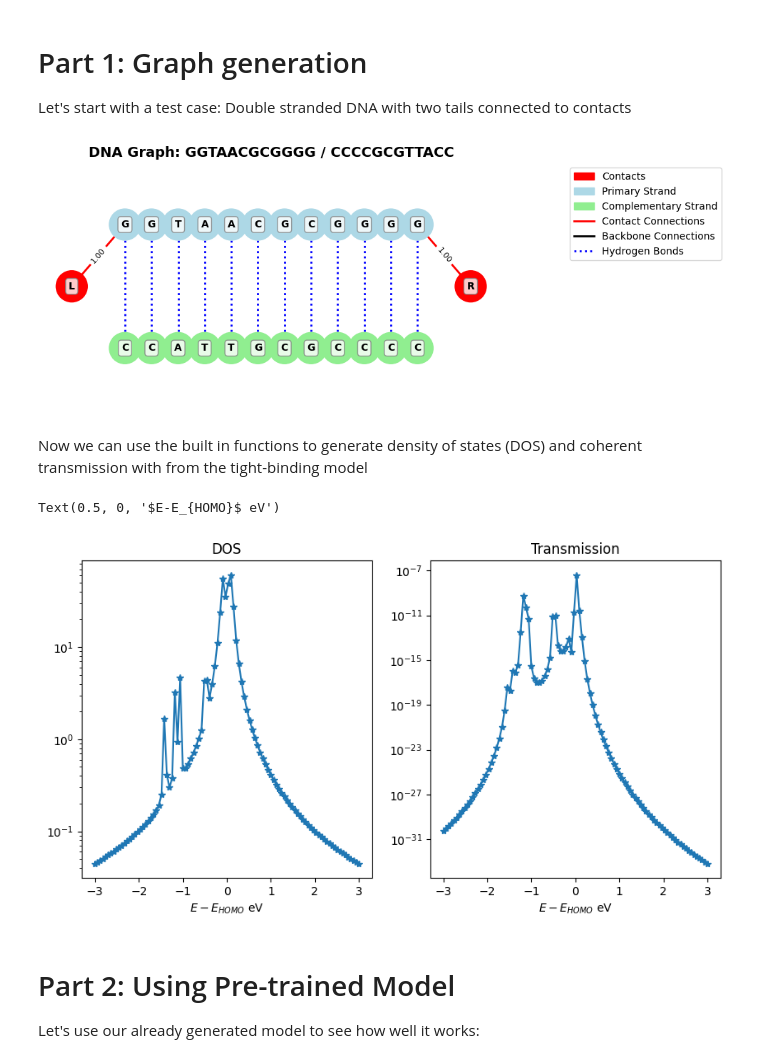
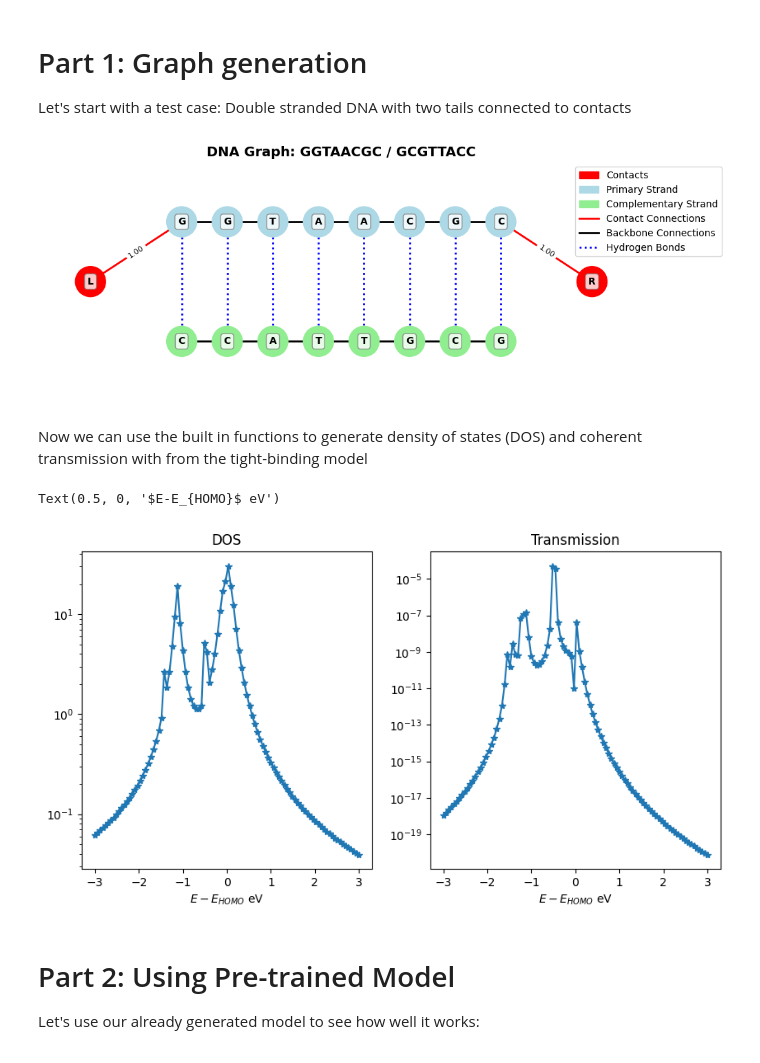
Before and after one commit to wliverno/G3NAT, a Jupyter notebook: Demo.ipynb, the cells around one changed output. Drawn from its saved outputs; the diff is of its cells as text; code cells hidden in the pictures.

```diff
--- a/Demo.ipynb
+++ b/Demo.ipynb
@@ -20,22 +20,22 @@ import matplotlib.pyplot as plt
 # Part 1: Graph generation
 Let's start with a test case: Double stranded DNA with two tails connected to contacts
 # %%
-sequence = "GGTAACGCGGGG"
-complement = "CCCCGCGTTACC"
+sequence = "GGTAACGC"
+complement = "GCGTTACC"
 
 # Simple case: left contact at first position, right contact at last position
 graph = sequence_to_graph(
     sequence,
     complement,
     left_contact_positions=[0],  # Connect to first bases (AC)
     right_contact_positions=[len(sequence)-1],  # Connect to last bases (GT)
     left_contact_coupling=0.1,
     right_contact_coupling=0.1
 )
 fig, ax = visualize_dna_graph(graph, sequence, complement, figsize=(10,4))
 plt.show()
 # %% [output]
-[figure, old version]
+[figure, new version]
 # %% [markdown]
 Now we can use the built in functions to generate density of states (DOS) and coherent transmission with from the tight-binding model
 # %%
@@ -60,7 +60,7 @@ ax2.set_title('Transmission')
 ax2.set_xlabel(r'$E-E_{HOMO}$ eV')
 # %% [output]
 Text(0.5, 0, '$E-E_{HOMO}$ eV')
-[figure, old version]
+[figure, new version]
 # %% [markdown]
 # Part 2: Using Pre-trained Model
 Let's use our already generated model to see how well it works:
```
Also changed, not shown: parts of 2 cells of this notebook, 1 other file.
